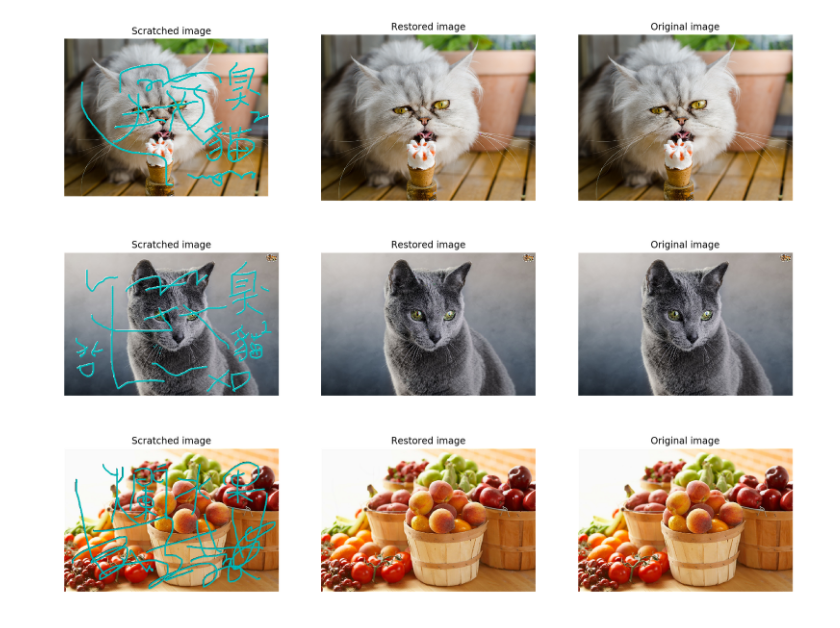
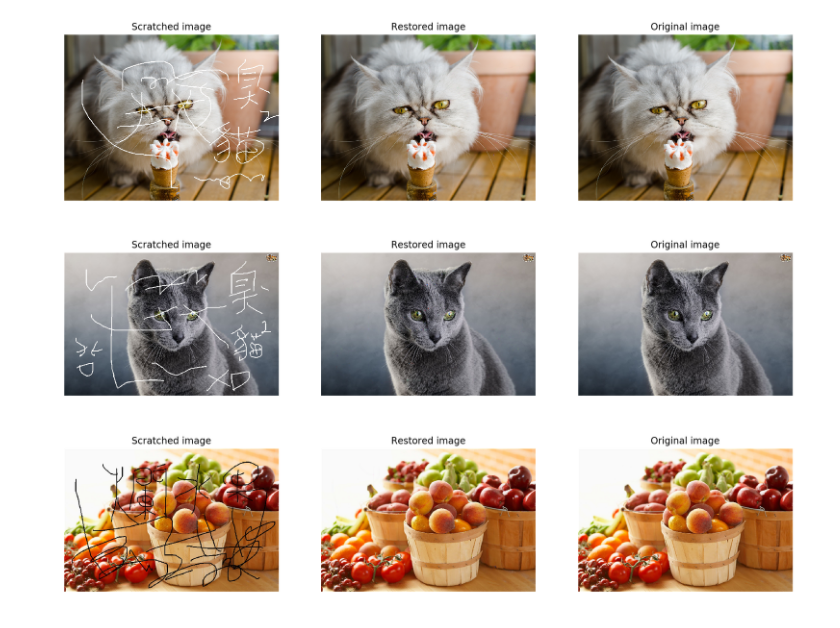
Before and after one commit to yenhsunlin/blogspot, a Jupyter notebook: Info-Alg/IA7_img_restoration.ipynb, the cells around one changed output. Saved outputs shown, nothing was run; the diff lists cells and outputs as text; code cells hidden in the pictures.

```diff
--- a/Info-Alg/IA7_img_restoration.ipynb
+++ b/Info-Alg/IA7_img_restoration.ipynb
@@ -30,9 +29,9 @@ img3_s = cv2.imread('images/img3_scratch.jpeg')
 img3_m = cv2.imread('images/img3_mask.bmp', 0)
 # %%
 # Initializing the resotration process
-img1res = imres(img1, mask = img1_m, cutoff = 1500)
-img2res = imres(img2, mask = img2_m, cutoff = 1500)
-img3res = imres(img3, mask = img3_m, cutoff = 3000)
+img1res = imres(img1, mask = img1_m, cutoff = 1000, radi = 3)
+img2res = imres(img2, mask = img2_m, cutoff = 1000, radi = 3)
+img3res = imres(img3, mask = img3_m, cutoff = 500, radi = 3)
 # %%
 # Iterate 5 times
 for i in range(5):
@@ -42,31 +41,29 @@ for i in range(5):
 # %%
 # Compare the three images: scratched, restored and original
 # The slice option [:,:,::-1] swaps the BGR in cv2 into RGB which accepts by plt.imshow
 plt.figure(figsize=(25/1.5,9/1.5))
 plt.subplot(1,3,1)
 plt.imshow(img1_s[:,:,::-1])
-plt.scatter(np.array(img1res.mask).T[1],np.array(img1res.mask).T[0],s=0.05,color="c")
 plt.title("Scratched image")
 plt.axis("off")
 
 plt.subplot(1,3,2)
 plt.imshow(img1res.status()[:,:,::-1])
 plt.title("Restored image")
 plt.axis("off")
 
 plt.subplot(1,3,3)
 plt.imshow(img1[:,:,::-1])
 plt.title("Original image")
 plt.axis("off")
 
-# plt.savefig("img1_restored.png",dpi=300,bbox_inches = 'tight')
+plt.savefig("img1_restored.png",dpi=300,bbox_inches = 'tight')
 # %% [output]
-[figure, old version]
+[figure, new version]
 # %%
 plt.figure(figsize=(25/1.5,9/1.7))
 plt.subplot(1,3,1)
 plt.imshow(img2_s[:,:,::-1])
-plt.scatter(np.array(img2res.mask).T[1],np.array(img2res.mask).T[0],s=0.01,color="c")
 plt.title("Scratched image")
 plt.axis("off")
 
@@ -80,14 +77,13 @@ plt.imshow(img2[:,:,::-1])
 plt.title("Original image")
 plt.axis("off")
 
-# plt.savefig("img2_restored.png",dpi=300,bbox_inches = 'tight')
+plt.savefig("img2_restored.png",dpi=300,bbox_inches = 'tight')
 # %% [output]
-[figure, old version]
+[figure, new version]
 # %%
 plt.figure(figsize=(25/1.5,9/2))
 plt.subplot(1,3,1)
 plt.imshow(img3_s[:,:,::-1])
-plt.scatter(np.array(img3res.mask).T[1],np.array(img3res.mask).T[0],s=0.01,color="c")
 plt.title("Scratched image")
 plt.axis("off")
 
@@ -101,6 +97,6 @@ plt.imshow(img3[:,:,::-1])
 plt.title("Original image")
 plt.axis("off")
 
-# plt.savefig("img3_restored.png",dpi=300,bbox_inches = 'tight')
+plt.savefig("img3_restored.png",dpi=300,bbox_inches = 'tight')
 # %% [output]
-[figure, old version]
+[figure, new version]
```
Also changed, not shown: parts of 1 cell of this notebook.
